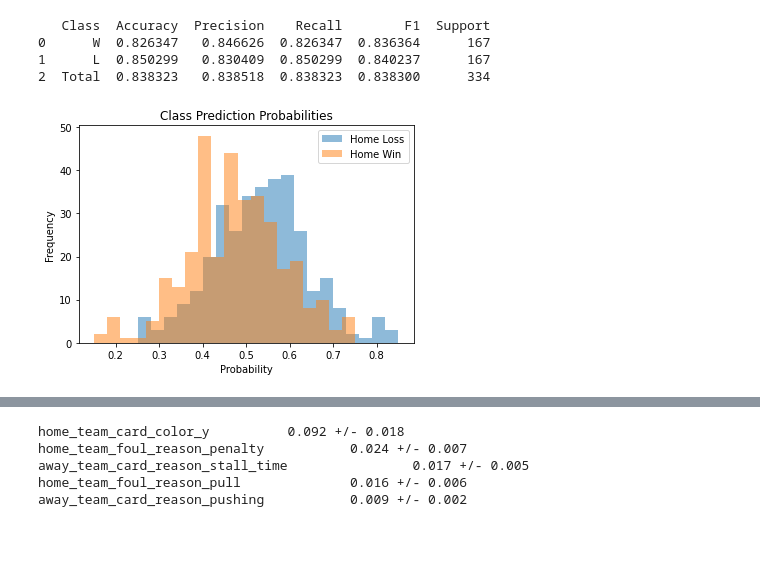
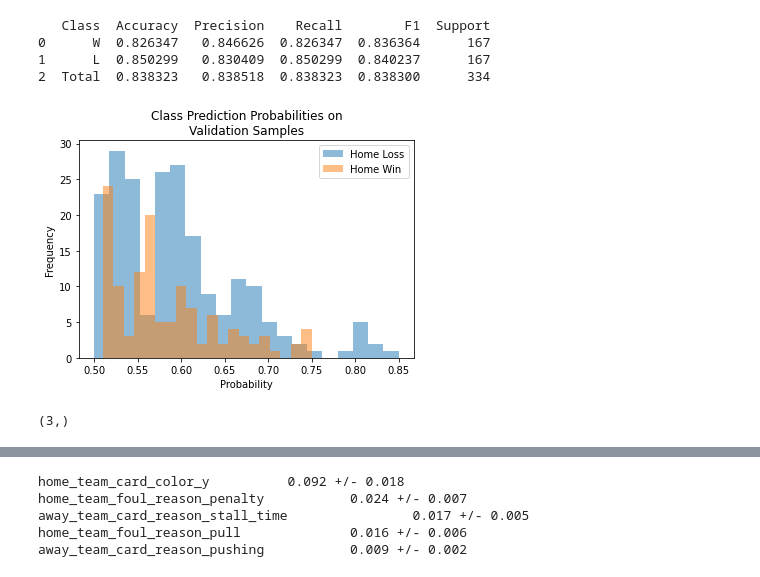
Before and after one commit to kcelebi/euro-football-officials-ML, a Jupyter notebook: pysrc/RF_final.ipynb, the cells around one changed output, grey strips where cells are left out. Cells and saved outputs as stored; diff of their text form; code cells hidden in the pictures; blank space fills up the shorter version.

Commit message:
final images, will clean more later

```diff
--- a/pysrc/RF_final.ipynb
+++ b/pysrc/RF_final.ipynb
@@ -55,14 +55,21 @@ print(metric_suite(clf, X_test, y_test, labels = ['W', 'L'], type_ = 'Validation
 0      W  0.826347   0.846626  0.826347  0.836364      167
 1      L  0.850299   0.830409  0.850299  0.840237      167
 2  Total  0.838323   0.838518  0.838323  0.838300      334
+# %%
+pred_proba = clf['rf'].predict_proba(X_test.values)
+# Pred probability for class 0
+pred_proba_0 = np.apply_along_axis(np.max, 1,pred_proba[np.apply_along_axis(np.argmax, 1, pred_proba) == 0])
+pred_proba_1 = np.apply_along_axis(np.max, 1,pred_proba[np.apply_along_axis(np.argmax, 1, pred_proba) == 1])
 # %%
-plt.hist(clf['rf'].predict_proba(X_test.values)[:, 0], alpha = 0.5, bins = 20)
-plt.hist(clf['rf'].predict_proba(X_test.values)[:, 1], alpha = 0.5, bins = 20)
+#plt.hist(clf['rf'].predict_proba(X_test.values)[:, 0], alpha = 0.5, bins = 20)
+#plt.hist(clf['rf'].predict_proba(X_test.values)[:, 1], alpha = 0.5, bins = 20)
+plt.hist(pred_proba_0, alpha = 0.5, bins = 20)
+plt.hist(pred_proba_1, alpha = 0.5, bins = 20)
 plt.legend(labels = ['Home Loss', 'Home Win'])
-plt.title('Class Prediction Probabilities')
+plt.title('Class Prediction Probabilities on\nValidation Samples')
 plt.xlabel('Probability')
 plt.ylabel('Frequency')
 plt.savefig('rf_class_probs.png', dpi = 200)
 plt.show()
 # %% [output]
-[figure, old version]
+[figure, new version]
@@ -68,0 +80,4 @@ plt.show()
+# %%
+thresholds.shape
+# %% [output]
+(3,)
```
Also changed, not shown: parts of 38 cells of this notebook, 6 other files.
